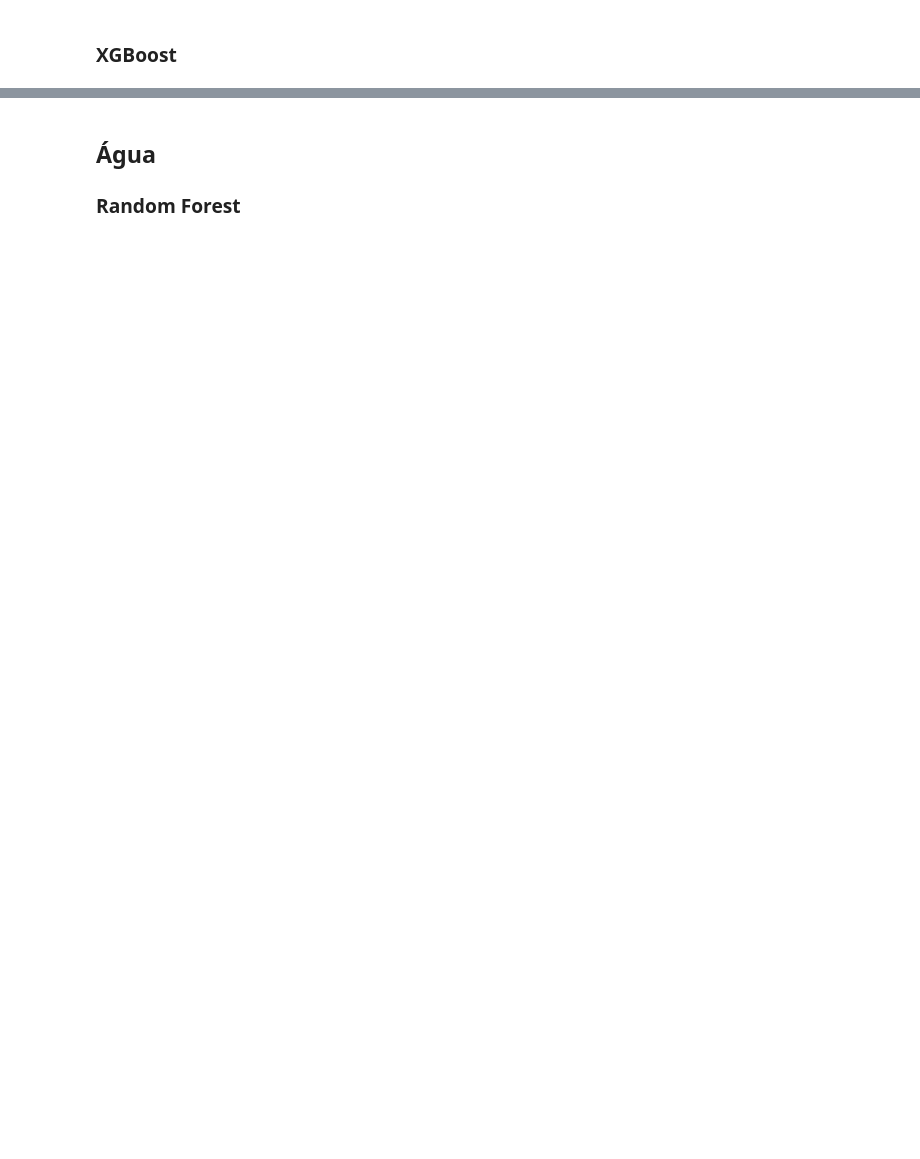
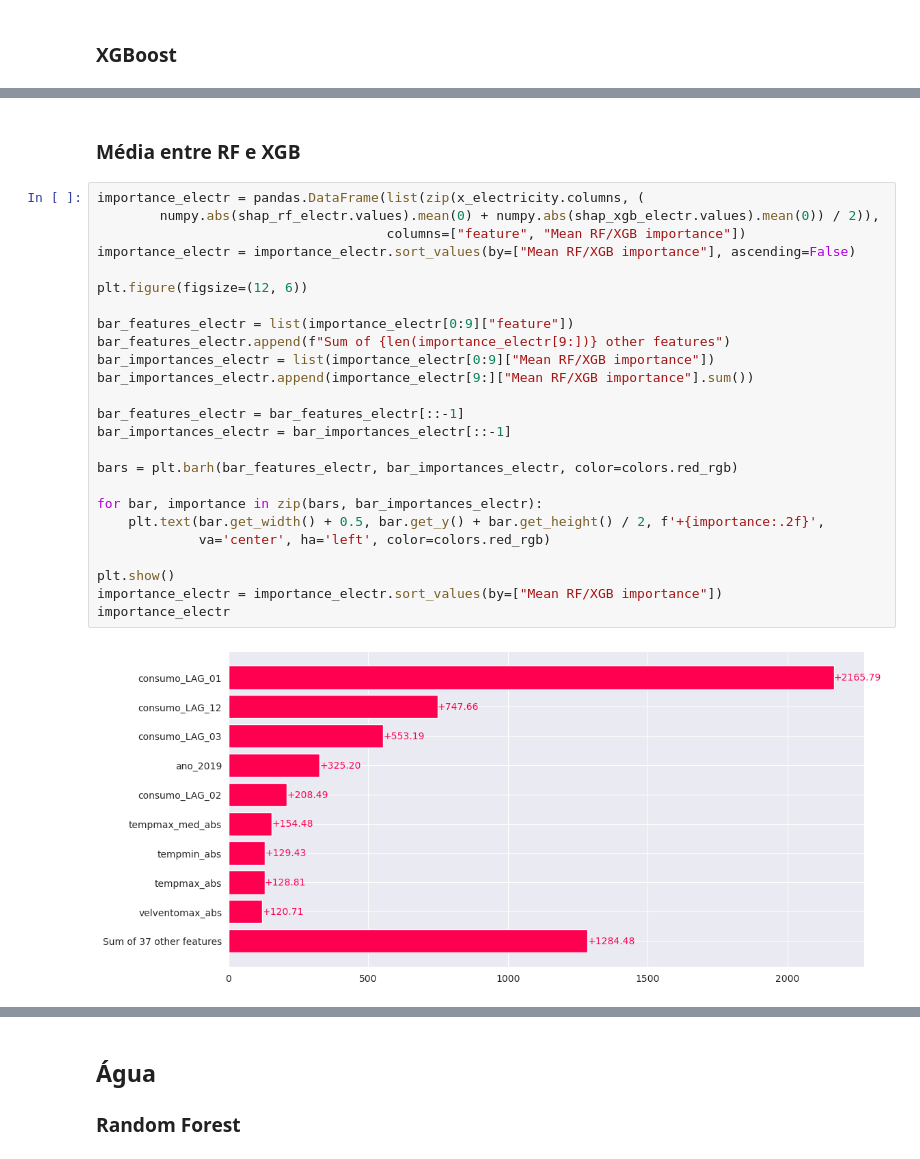
Before and after one commit to eduardoalba0/ifpr_electricity_ml, a Jupyter notebook: main.ipynb, the cells around one changed output, grey strips where cells are left out. Drawn from its saved outputs; the diff is of its cells as text; blank space fills up the shorter version.

```diff
--- a/main.ipynb
+++ b/main.ipynb
@@ -211,0 +313,29 @@ shap.plots.bar(shap_xgb)
+# %% [markdown]
+### Média entre RF e XGB
+# %%
+importance_electr = pandas.DataFrame(list(zip(x_electricity.columns, (
+        numpy.abs(shap_rf_electr.values).mean(0) + numpy.abs(shap_xgb_electr.values).mean(0)) / 2)),
+                                     columns=["feature", "Mean RF/XGB importance"])
+importance_electr = importance_electr.sort_values(by=["Mean RF/XGB importance"], ascending=False)
+
+plt.figure(figsize=(12, 6))
+
+bar_features_electr = list(importance_electr[0:9]["feature"])
+bar_features_electr.append(f"Sum of {len(importance_electr[9:])} other features")
+bar_importances_electr = list(importance_electr[0:9]["Mean RF/XGB importance"])
+bar_importances_electr.append(importance_electr[9:]["Mean RF/XGB importance"].sum())
+
+bar_features_electr = bar_features_electr[::-1]
+bar_importances_electr = bar_importances_electr[::-1]
+
+bars = plt.barh(bar_features_electr, bar_importances_electr, color=colors.red_rgb)
+
+for bar, importance in zip(bars, bar_importances_electr):
+    plt.text(bar.get_width() + 0.5, bar.get_y() + bar.get_height() / 2, f'+{importance:.2f}',
+             va='center', ha='left', color=colors.red_rgb)
+
+plt.show()
+importance_electr = importance_electr.sort_values(by=["Mean RF/XGB importance"])
+importance_electr
+# %% [output]
+[figure, added]
```
Also changed, not shown: parts of 41 cells of this notebook.
